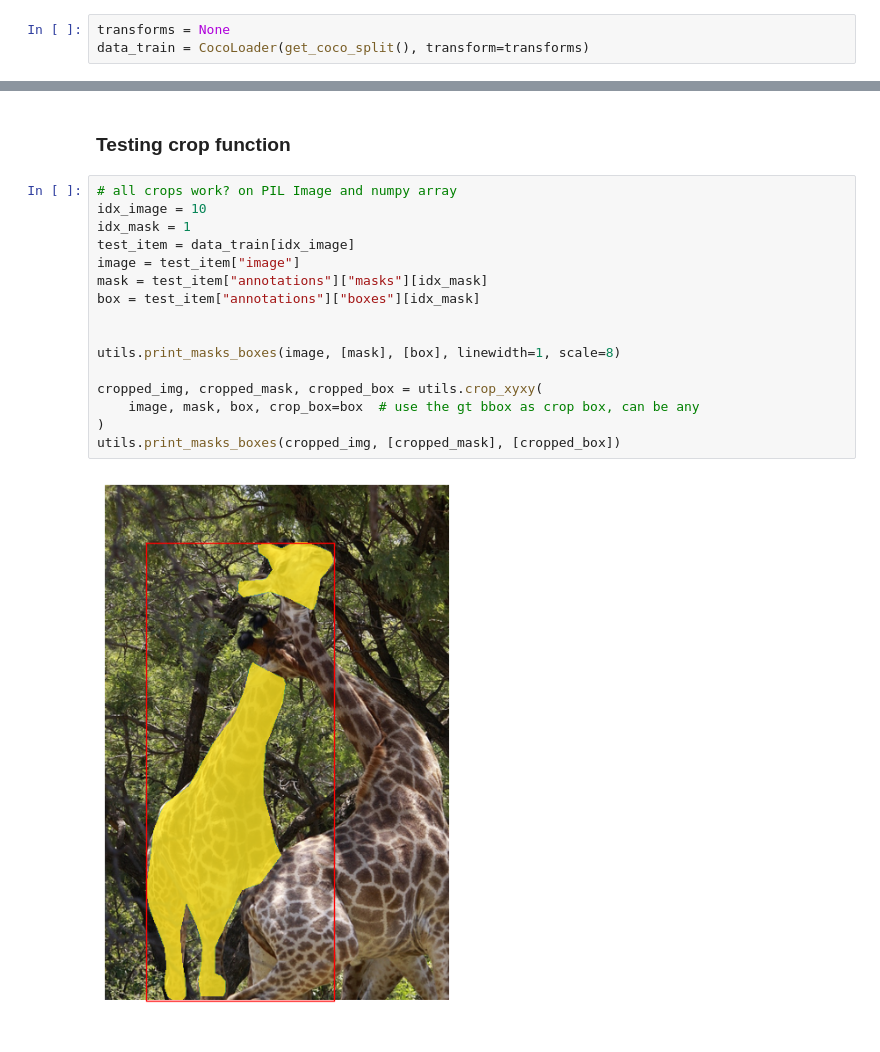
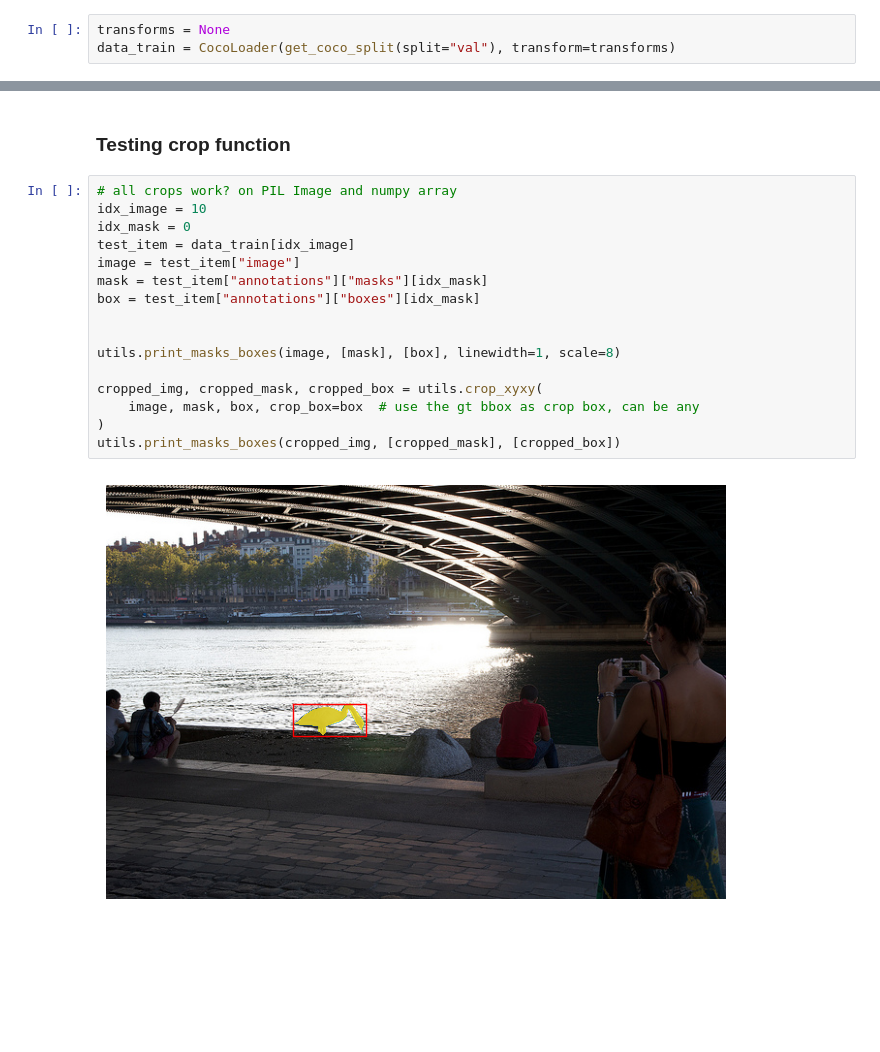
Before and after one commit to jsvobo/DetSeg, a Jupyter notebook: coco_visuals.ipynb, the cells around one changed output, grey strips where cells are left out. Saved outputs shown, nothing was run; the diff lists cells and outputs as text; blank space fills up the shorter version.

```diff
--- a/coco_visuals.ipynb
+++ b/coco_visuals.ipynb
@@ -37,6 +34,6 @@ CUDA_HOME:/home.stud/svobo114/.conda/envs/detect_env_clone
 # COCO testing
 # %%
 transforms = None
-data_train = CocoLoader(get_coco_split(), transform=transforms)
+data_train = CocoLoader(get_coco_split(split="val"), transform=transforms)
 # %% [output]
 loading annotations into memory...
@@ -91,18 +88,18 @@ for item in items:
 # %%
 # all crops work? on PIL Image and numpy array
 idx_image = 10
-idx_mask = 1
+idx_mask = 0
 test_item = data_train[idx_image]
 image = test_item["image"]
 mask = test_item["annotations"]["masks"][idx_mask]
 box = test_item["annotations"]["boxes"][idx_mask]
 
 
 utils.print_masks_boxes(image, [mask], [box], linewidth=1, scale=8)
 
 cropped_img, cropped_mask, cropped_box = utils.crop_xyxy(
     image, mask, box, crop_box=box  # use the gt bbox as crop box, can be any
 )
 utils.print_masks_boxes(cropped_img, [cropped_mask], [cropped_box])
 # %% [output]
-[figure, old version]
+[figure, new version]
```
Also changed, not shown: parts of 5 cells of this notebook, 4 other files.
